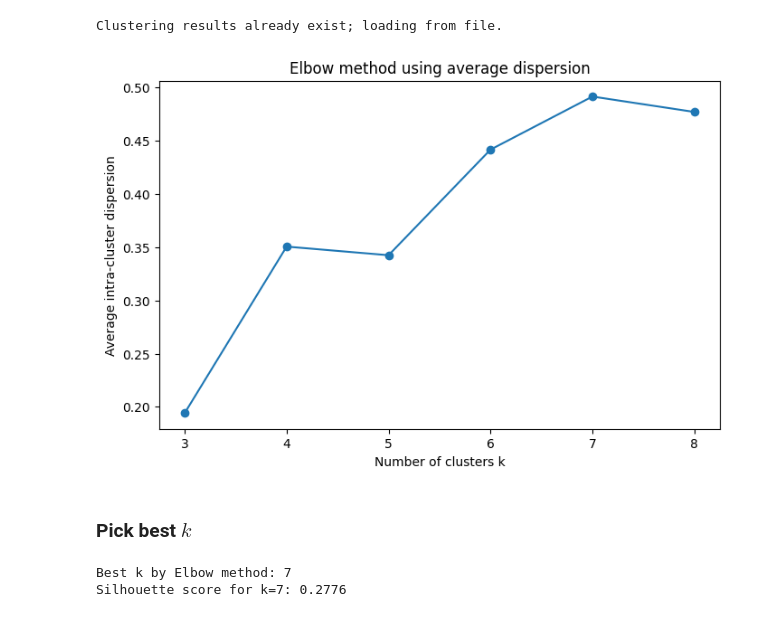
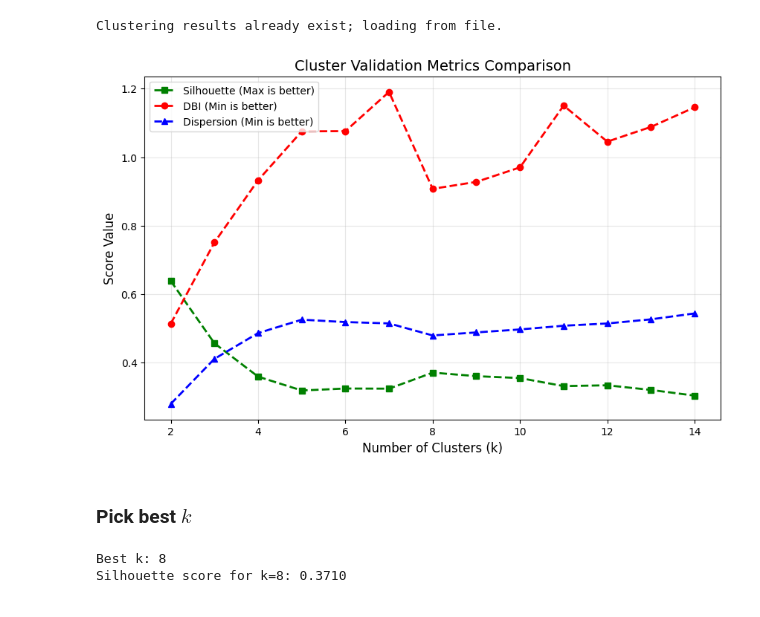
Before and after one commit to damiskov/project-02807, a Jupyter notebook: notebooks/CTMs_essentials.ipynb, the cells around one changed output. Cells and saved outputs as stored; diff of their text form; code cells hidden in the pictures.

```diff
--- a/notebooks/CTMs_essentials.ipynb
+++ b/notebooks/CTMs_essentials.ipynb
@@ -158,7 +175,7 @@ from sklearn.cluster import KMeans
 
 # File to save/load clustering results
 p_clusters = Path("../data/ctms_clusters.pkl")
-k_values = range(2, 9)
+k_values = range(2, 15)
 
 if p_clusters.exists():
     print("Clustering results already exist; loading from file.")
@@ -218,41 +251,38 @@ Clustering results already exist; loading from file.
 # %%
 import matplotlib.pyplot as plt
+import numpy as np
 
-avg_dispersion = []
+# Create the figure
+plt.figure(figsize=(10, 6))
 
-for k in k_values:
-    X_norm = X_norm_all[k]
-    labels = labels_all[k]
-    dispersion = 0
+# 1. Silhouette (Higher is Better) - Solid Green
+plt.plot(k_values, scores, 'g--s', linewidth=2, label='Silhouette (Max is better)')
 
-    for cluster_id in range(k):
-        cluster_points = X_norm[labels == cluster_id]  # boolean mask is valid now
-        if len(cluster_points) > 1:
-            centroid = cluster_points.mean(axis=0)
-            dispersion += np.mean(np.linalg.norm(cluster_points - centroid, axis=1))
+# 2. DBI (Lower is Better) - Dashed Red
+plt.plot(k_values, dbi_scores, 'r--o', linewidth=2, label='DBI (Min is better)')
 
-    dispersion /= k
-    avg_dispersion.append(dispersion)
+# 3. Dispersion (Elbow) - Dashed Blue
+plt.plot(k_values, avg_dispersion, 'b--^', linewidth=2, label='Dispersion (Min is better)')
 
-# Plot elbow w.r.t average dispersion
-plt.figure(figsize=(8,5))
-plt.plot(k_values[1:], avg_dispersion[1:], marker='o')
-plt.xlabel('Number of clusters k')
-plt.ylabel('Average intra-cluster dispersion')
-plt.title('Elbow method using average dispersion')
+plt.xlabel('Number of Clusters (k)', fontsize=12)
+plt.ylabel('Score Value', fontsize=12)
+plt.title('Cluster Validation Metrics Comparison', fontsize=14)
+plt.grid(True, alpha=0.3)
+plt.legend(loc='best', frameon=True)
+
 plt.show()
 # %% [output]
-[figure, old version]
+[figure, new version]
 # %% [markdown]
 ### Pick best $k$
 # %%
-best_k = 7 # By Elbow method, see Figure above
+best_k = 8
 best_labels = labels_all[best_k]
-print("Best k by Elbow method:", best_k)
-print(f"Silhouette score for k={best_k}: {manual_silhouette_score(X_norm, best_labels):.4f}")
+print("Best k:", best_k)
+print(f"Silhouette score for k={best_k}: {manual_silhouette_score(X_norm_all[best_k], best_labels):.4f}")
 # %% [output]
-Best k by Elbow method: 7
-Silhouette score for k=7: 0.2776
+Best k: 8
+Silhouette score for k=8: 0.3710
 # %%
 # Ensure matrices_df exists (build from df if missing)
 if 'matrices_df' not in globals():
```
Also changed, not shown: parts of 10 cells of this notebook.
